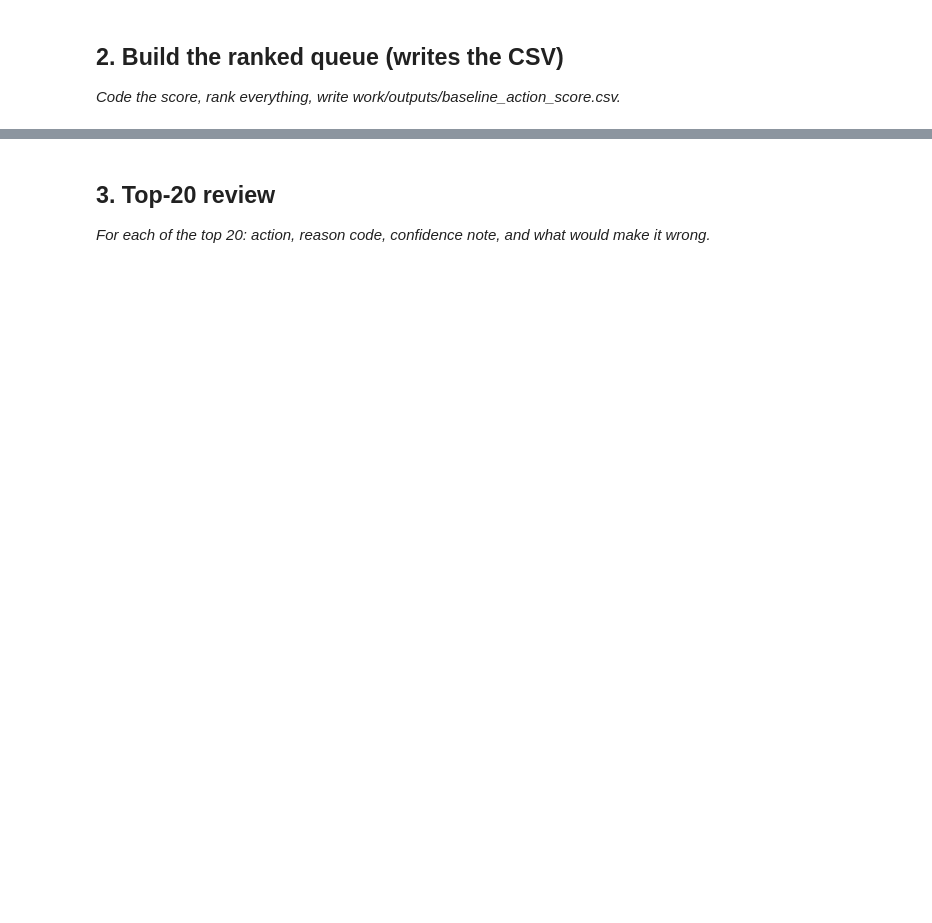
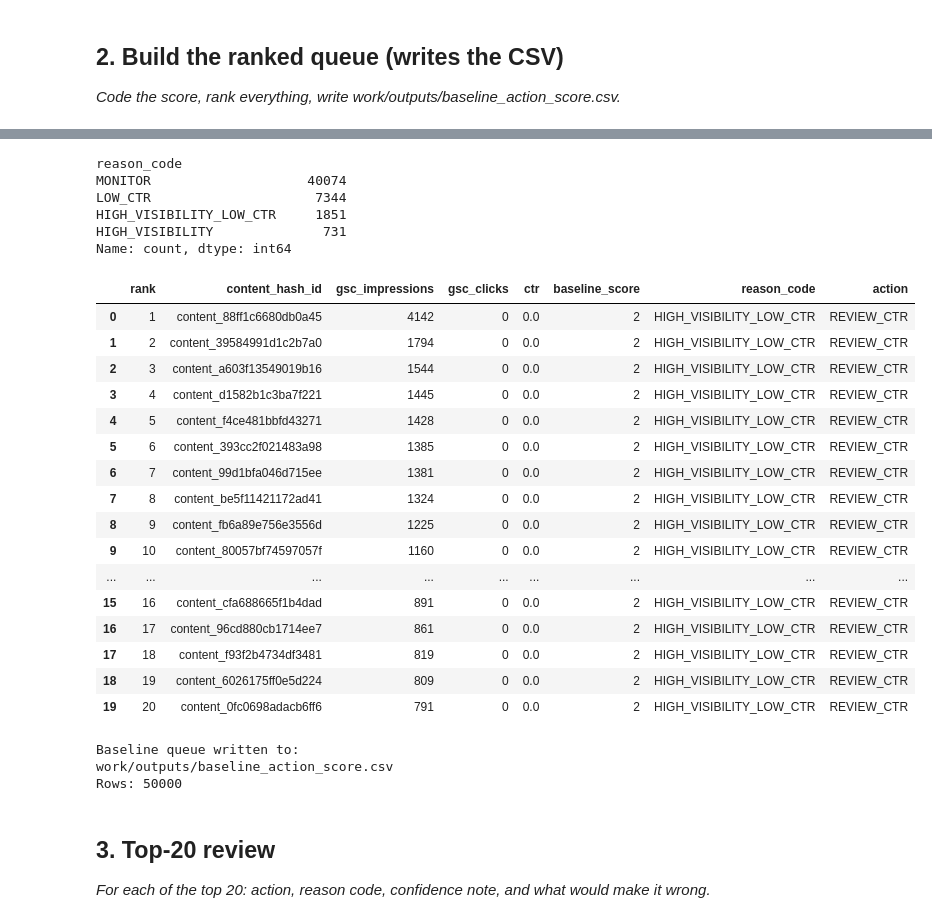
Before and after one commit to Rohith84/Flyrank-Intern, a Jupyter notebook: work/notebooks/w04_baseline_score.ipynb, the cells around one changed output, grey strips where cells are left out. Cells and saved outputs as stored; diff of their text form; code cells hidden in the pictures; blank space fills up the shorter version.

```diff
--- a/work/notebooks/w04_baseline_score.ipynb
+++ b/work/notebooks/w04_baseline_score.ipynb
@@ -163,6 +173,3 @@ Low-CTR threshold: 0.0
 # %%
-sample["baseline_score"] = (
-    (sample["gsc_impressions"] >= high_impressions).astype(int)
-    +
-    (sample["ctr"] <= low_ctr).astype(int)
-)
+print("SIGNAL 1 — IMPRESSIONS")
+print(impression_check.to_string(index=False))
@@ -238,0 +308,12 @@ Rows: 50000
+# %%
+print(
+    sample["reason_code"]
+    .value_counts()
+)
+# %% [output]
+reason_code
+MONITOR                    40074
+LOW_CTR                     7344
+HIGH_VISIBILITY_LOW_CTR     1851
+HIGH_VISIBILITY              731
+Name: count, dtype: int64
@@ -239,3 +352,59 @@ Rows: 50000
+# %%
+top20 = baseline_queue.head(20)
+
+display(
+    top20[[
+        "rank",
+        "content_hash_id",
+        "gsc_impressions",
+        "gsc_clicks",
+        "ctr",
+        "baseline_score",
+        "reason_code",
+        "action"
+    ]]
+)
+# %% [output]
+|  | rank | content_hash_id | gsc_impressions | gsc_clicks | ctr | baseline_score | reason_code | action |
+| 0 | 1 | content_88ff1c6680db0a45 | 4142 | 0 | 0.0 | 2 | HIGH_VISIBILITY_LOW_CTR | REVIEW_CTR |
+| 1 | 2 | content_39584991d1c2b7a0 | 1794 | 0 | 0.0 | 2 | HIGH_VISIBILITY_LOW_CTR | REVIEW_CTR |
+| 2 | 3 | content_a603f13549019b16 | 1544 | 0 | 0.0 | 2 | HIGH_VISIBILITY_LOW_CTR | REVIEW_CTR |
+| 3 | 4 | content_d1582b1c3ba7f221 | 1445 | 0 | 0.0 | 2 | HIGH_VISIBILITY_LOW_CTR | REVIEW_CTR |
+| 4 | 5 | content_f4ce481bbfd43271 | 1428 | 0 | 0.0 | 2 | HIGH_VISIBILITY_LOW_CTR | REVIEW_CTR |
+| 5 | 6 | content_393cc2f021483a98 | 1385 | 0 | 0.0 | 2 | HIGH_VISIBILITY_LOW_CTR | REVIEW_CTR |
+| 6 | 7 | content_99d1bfa046d715ee | 1381 | 0 | 0.0 | 2 | HIGH_VISIBILITY_LOW_CTR | REVIEW_CTR |
+| 7 | 8 | content_be5f11421172ad41 | 1324 | 0 | 0.0 | 2 | HIGH_VISIBILITY_LOW_CTR | REVIEW_CTR |
+| 8 | 9 | content_fb6a89e756e3556d | 1225 | 0 | 0.0 | 2 | HIGH_VISIBILITY_LOW_CTR | REVIEW_CTR |
+| 9 | 10 | content_80057bf74597057f | 1160 | 0 | 0.0 | 2 | HIGH_VISIBILITY_LOW_CTR | REVIEW_CTR |
+| ... | ... | ... | ... | ... | ... | ... | ... | ... |
+| 15 | 16 | content_cfa688665f1b4dad | 891 | 0 | 0.0 | 2 | HIGH_VISIBILITY_LOW_CTR | REVIEW_CTR |
+| 16 | 17 | content_96cd880cb1714ee7 | 861 | 0 | 0.0 | 2 | HIGH_VISIBILITY_LOW_CTR | REVIEW_CTR |
+| 17 | 18 | content_f93f2b4734df3481 | 819 | 0 | 0.0 | 2 | HIGH_VISIBILITY_LOW_CTR | REVIEW_CTR |
+| 18 | 19 | content_6026175ff0e5d224 | 809 | 0 | 0.0 | 2 | HIGH_VISIBILITY_LOW_CTR | REVIEW_CTR |
+| 19 | 20 | content_0fc0698adacb6ff6 | 791 | 0 | 0.0 | 2 | HIGH_VISIBILITY_LOW_CTR | REVIEW_CTR |
+# %%
+os.makedirs(
+    "work/outputs",
+    exist_ok=True
+)
+
+output_path = (
+    "work/outputs/baseline_action_score.csv"
+)
+
+baseline_queue.to_csv(
+    output_path,
+    index=False
+)
+
+print("Baseline queue written to:")
+print(output_path)
+
+print("Rows:", len(baseline_queue))
+# %% [output]
+Baseline queue written to:
+work/outputs/baseline_action_score.csv
+Rows: 50000
 # %% [markdown]
 ## 3. Top-20 review
 
```
Also changed, not shown: parts of 31 cells of this notebook.
